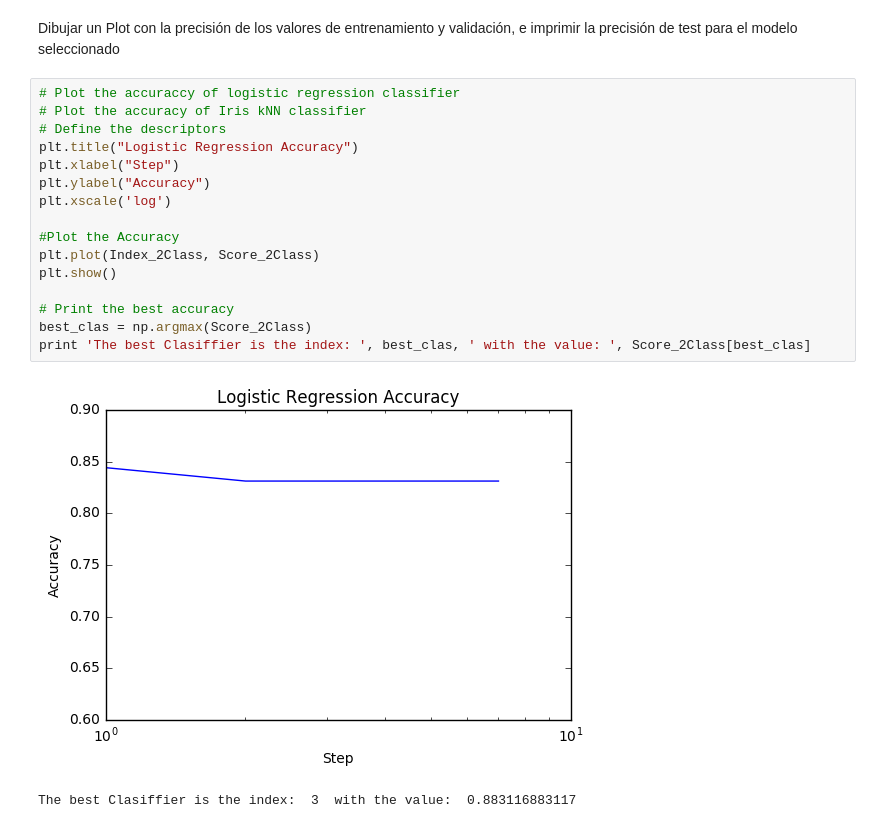
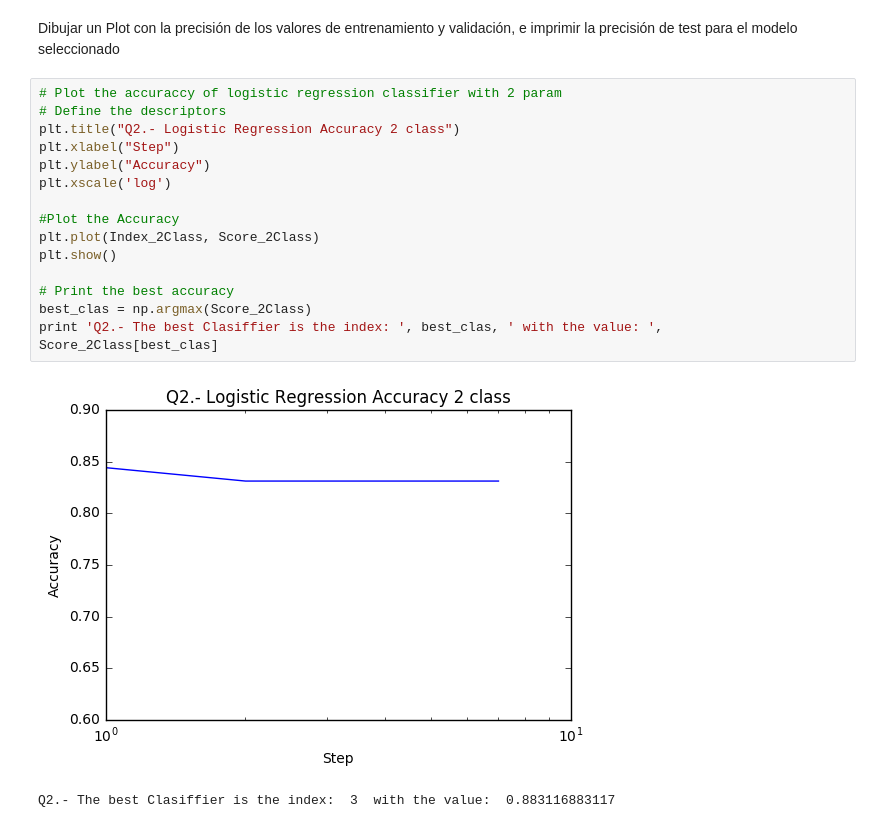
Before and after one commit to Davideando/PythonPerception, a Jupyter notebook: Classification/Classification-David-Ortiz.ipynb, the cells around one changed output. Drawn from its saved outputs; the diff is of its cells as text.

```diff
--- a/Classification/Classification-David-Ortiz.ipynb
+++ b/Classification/Classification-David-Ortiz.ipynb
@@ -181,21 +181,20 @@ for c in range(-7,8):
 # %% [markdown]
 Dibujar un Plot con la precisión de los valores de entrenamiento y validación, e imprimir la precisión de test para el modelo seleccionado
 # %%
-# Plot the accuraccy of logistic regression classifier
-# Plot the accuracy of Iris kNN classifier
+# Plot the accuraccy of logistic regression classifier with 2 param
 # Define the descriptors
-plt.title("Logistic Regression Accuracy")
+plt.title("Q2.- Logistic Regression Accuracy 2 class")
 plt.xlabel("Step")
 plt.ylabel("Accuracy")
 plt.xscale('log')
 
 #Plot the Accuracy
 plt.plot(Index_2Class, Score_2Class)
 plt.show()
 
 # Print the best accuracy
 best_clas = np.argmax(Score_2Class)
-print 'The best Clasiffier is the index: ', best_clas, ' with the value: ', Score_2Class[best_clas]
+print 'Q2.- The best Clasiffier is the index: ', best_clas, ' with the value: ', Score_2Class[best_clas]
 # %% [output]
-[figure, old version]
+[figure, new version]
-The best Clasiffier is the index:  3  with the value:  0.883116883117
+Q2.- The best Clasiffier is the index:  3  with the value:  0.883116883117
```
Also changed, not shown: parts of 11 cells of this notebook, 1 other file.
